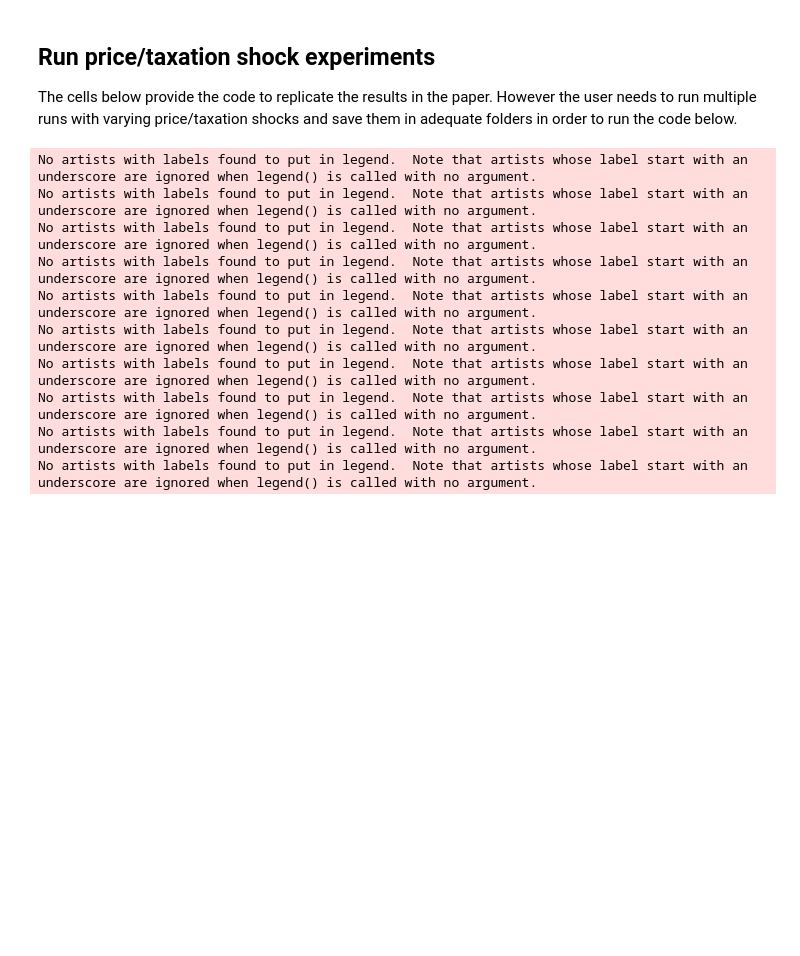
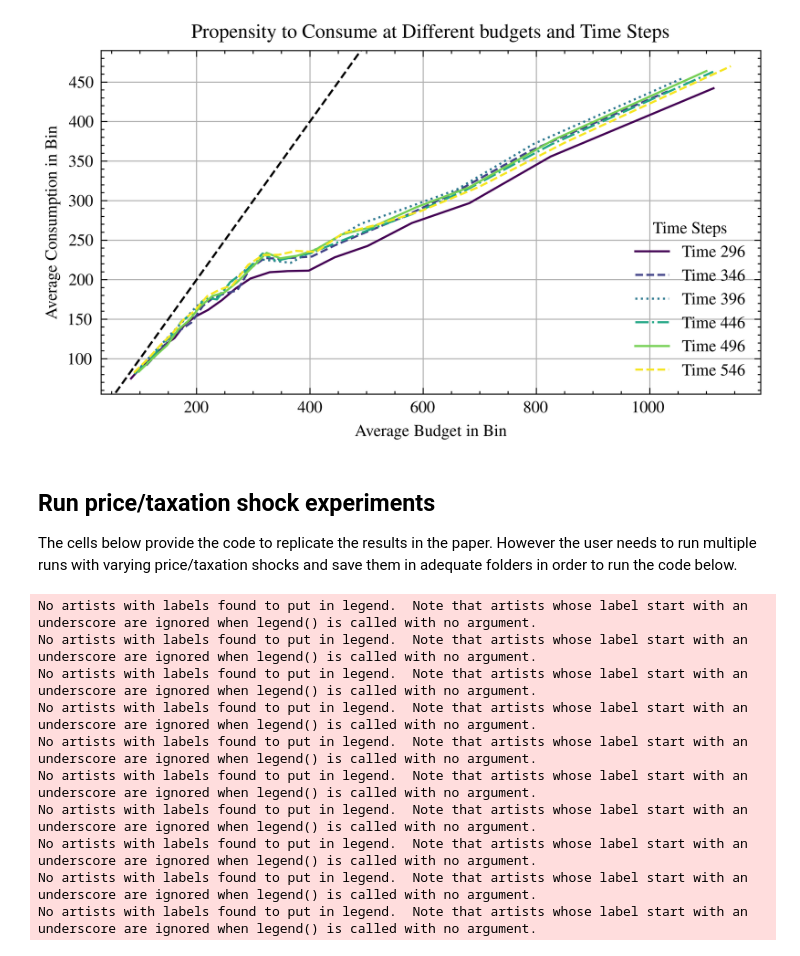
Before and after one commit to Tarsatir/Capsule_Climate, a Jupyter notebook: results/hh_tracking.ipynb, the cells around one changed output. Saved outputs shown, nothing was run; the diff lists cells and outputs as text; code cells hidden in the pictures; blank space fills up the shorter version.

```diff
--- a/results/hh_tracking.ipynb
+++ b/results/hh_tracking.ipynb
@@ -227,3 +265,82 @@ df_avg_all_W.to_csv(f"{folder}/avg_all_W.csv", index=False)
+# %%
+import pandas as pd
+import matplotlib.pyplot as plt
+import matplotlib.cm as cm
+import scienceplots
+
+def add_45_degree_line(plot):
+    """
+    Adds a 45-degree line to the given plot without distorting it.
+
+    Parameters:
+    plot (matplotlib.pyplot): The plot to which the 45-degree line will be added.
+    """
+    # Getting current axis limits
+    x_lim = plot.xlim()
+    y_lim = plot.ylim()
+
+    # Finding the maximum value between the current x and y limits
+    max_lim = max(x_lim[1], y_lim[1])
+
+    # Adding a 45-degree line
+    plot.plot([0, max_lim], [0, max_lim], 'k--', label='45 Degree Line')
+
+    # Resetting the axis limits to their original values
+    plot.xlim(x_lim)
+    plot.ylim(y_lim)
+
+    return plot
+
+
+
+# Re-load the CSV file (since the previous environment was reset)
+file_path = '../data/wealth_over_consumption_distribution.csv'
+df = pd.read_csv(file_path, index_col=0)
+# Reducing the complexity of the plot for efficiency
+
+plt.figure(figsize=(5, 3))
+#using the science plot style
+plt.style.use(['science', 'ieee'])
+
+# Limiting the number of time steps to plot if there are too many
+max_time_steps_to_plot = 10
+plotted_time_steps = 0
+
+# Number of time steps you want to plot
+max_time_steps_to_plot = 5
+
+# Calculate the interval to sample the time steps evenly
+time_steps_interval = len(df) // max_time_steps_to_plot
+
+# Get the Viridis color map
+cmap = cm.viridis
+
+# Sampling the DataFrame and plotting
+for i, (index, row) in enumerate(df.iterrows()):
+    # Only plot if the current index is evenly spaced based on the interval
+    if i % time_steps_interval == 0:
+        values = [eval(x) for x in row]
+        average_all_C, average_Sum_IW = zip(*values)
+
+        # Normalize the index for color mapping
+        normalized_index = i / (len(df) - 1)
+        color = cmap(normalized_index)
+
+        plt.plot(average_Sum_IW, average_all_C, label=f'Time {index}', color=color)
+
+plt.xlabel('Average Budget in Bin')
+plt.ylabel('Average Consumption in Bin')
+plt.title('Propensity to Consume at Different budgets and Time Steps')
+plt.grid(True)
+plt.legend(title="Time Steps", loc='lower right')
+plt.tight_layout()
+
+# Adding a 45-degree line to the plot
+add_45_degree_line(plt)
+# Attempting to display the plot again
+plt.show()
+# %% [output]
+[figure, added]
 # %% [markdown]
 ## Run price/taxation shock experiments
 
```
Also changed, not shown: parts of 1 cell of this notebook, 3 other files.
